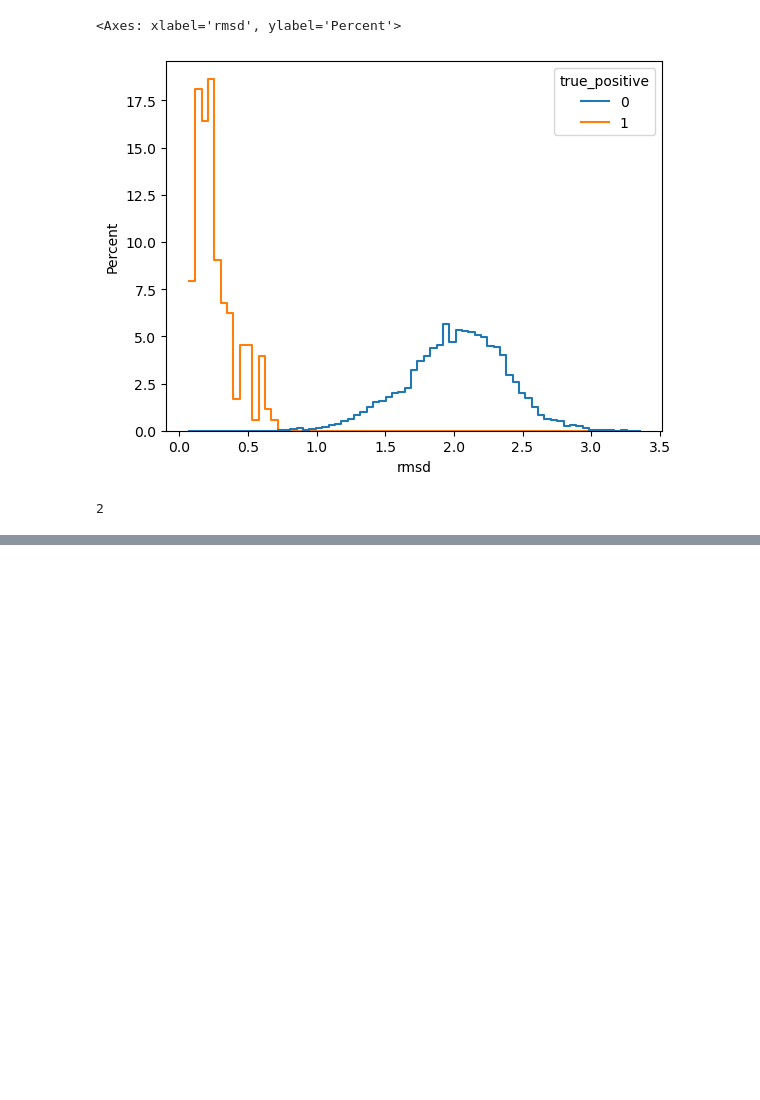
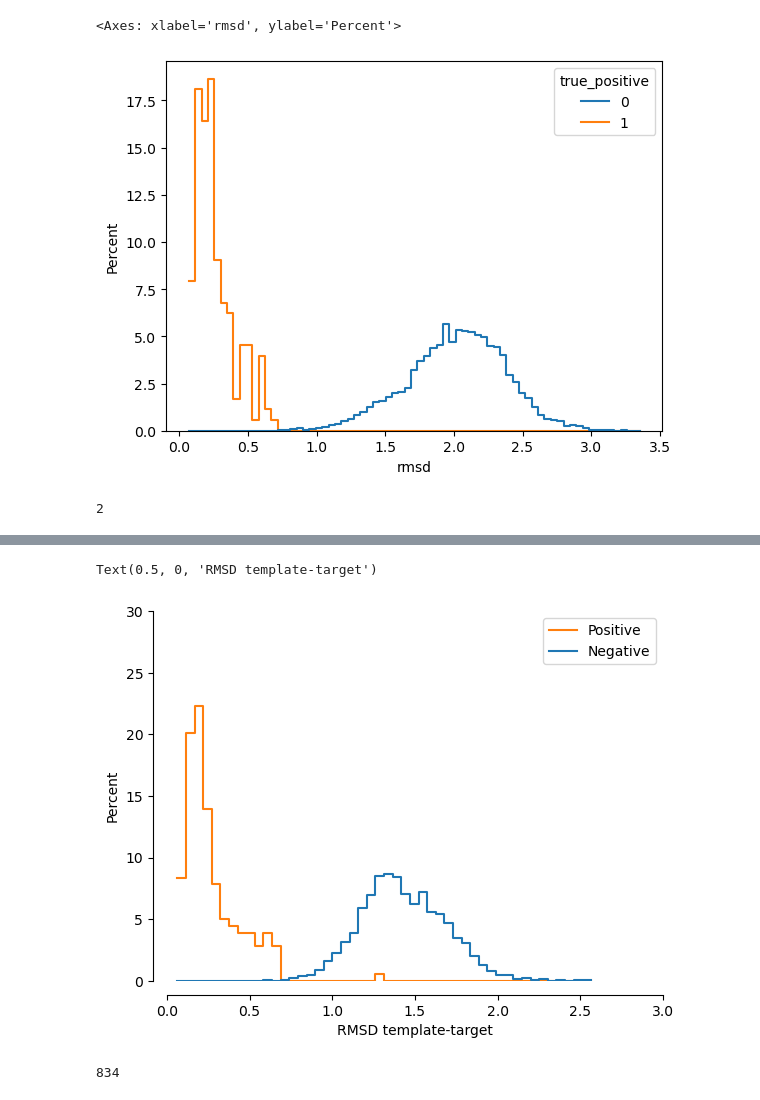
Before and after one commit to FranceCosta/Isopeptor_development, a Jupyter notebook: analysis/20241126_testTemplates_v1/20241126_test_templates.ipynb, the cells around one changed output, grey strips where cells are left out. Saved outputs shown, nothing was run; the diff lists cells and outputs as text; code cells hidden in the pictures; blank space fills up the shorter version.

Commit message:
Test templates wich can allow multiple residues for same set of atoms

```diff
--- a/analysis/20241126_testTemplates_v1/20241126_test_templates.ipynb
+++ b/analysis/20241126_testTemplates_v1/20241126_test_templates.ipynb
@@ -883,0 +1079,52 @@ overlap(plot_df[plot_df["true_positive"]==1]["rmsd"],
+# %%
+# Distance must be 1.5*RMSD
+cache_table = f"output/{SET}_cached.csv"
+if not os.path.exists(cache_table):
+    distance=3
+    rmsd_threshold, distance_cutoff, max_allowed_distance = [str(distance)]*3
+    cmd = [str(JESS), str(templates_file), str(INPUT_STRUCTURES_FILES), rmsd_threshold, distance_cutoff, max_allowed_distance]
+
+    process = subprocess.Popen(
+        cmd, text=True, stdin=subprocess.PIPE, stdout=subprocess.PIPE, stderr=subprocess.PIPE
+    )
+    stdout, stderr = process.communicate()
+    res_df = parse(stdout)
+    res_df.to_csv(cache_table, index=False)
+else:
+    res_df = pd.read_csv(cache_table)
+# %%
+res_df["true_positive"] = 0
+templates = df["id"].str.lower().unique()
+res_df.loc[res_df["target_id"].isin(templates), "true_positive"] = 1
+res_df["template_id"] = res_df.apply(lambda x: x["template"].lower()+"_"+x["template_residues"], axis=1)
+# %%
+# Consider only matches with identity < 30 (apply only to positive set)
+# Exclude self matches
+plot_df = pd.merge(res_df, identity_df[identity_df["identity"]>0.3].rename(columns={"Query":"target_id", "Target":"template_id"})\
+        .assign(allowed=0), on=["target_id", "template_id"], how="left").fillna(1)\
+        .query('allowed==1').query('target_id!=template_id')
+# Exclude some entries:
+to_exclude = df[(df["Bad rotamer"])|(df["Interchain"])|(~df["Is bonded"])|(df["Unusual geometry/chemistry"])]["id"].str.lower().to_list()
+plot_df = plot_df[~plot_df["target_id"].isin(to_exclude)]
+# Remove duplicated entries from template-target inversion and only after this remove rmsd-duplicates
+plot_df["merged_id"] = plot_df.apply(lambda x: "-".join(sorted([x["target_id"], x["template_id"]])), axis=1)
+plot_df = plot_df.drop_duplicates("merged_id")\
+        .sort_values("rmsd").drop_duplicates(["target", "target_residues"], keep="first")
+# %%
+fig, ax = plt.subplots()
+
+sns.histplot(plot_df, x="rmsd", hue="true_positive", fill=False, element="step", common_norm=False, stat="percent", ax=ax)
+sns.despine(offset=10, ax=ax)
+ax.legend(title="", labels=["Positive", "Negative"])
+ax.set_xlim([0, 3])
+ax.set_ylim([0, 30])
+
+ax.set_xlabel("RMSD template-target")
+# %% [output]
+Text(0.5, 0, 'RMSD template-target')
+[figure, added]
+# %%
+overlap(plot_df[plot_df["true_positive"]==1]["rmsd"],
+       plot_df[plot_df["true_positive"]==0]["rmsd"])
+# %% [output]
+834
```
Also changed, not shown: parts of 7 cells of this notebook, 1 other file.
